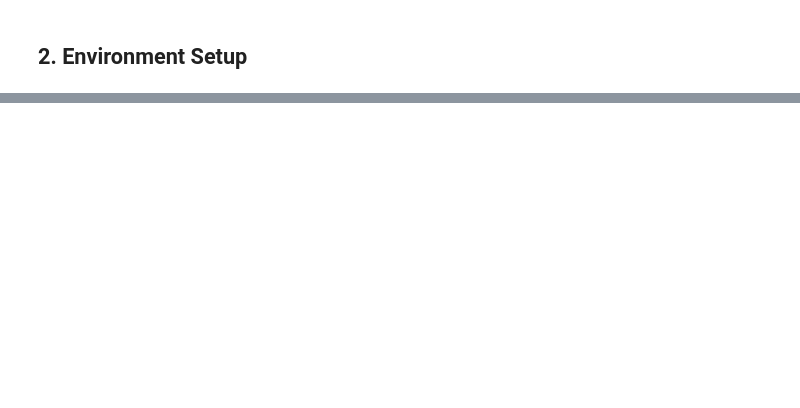
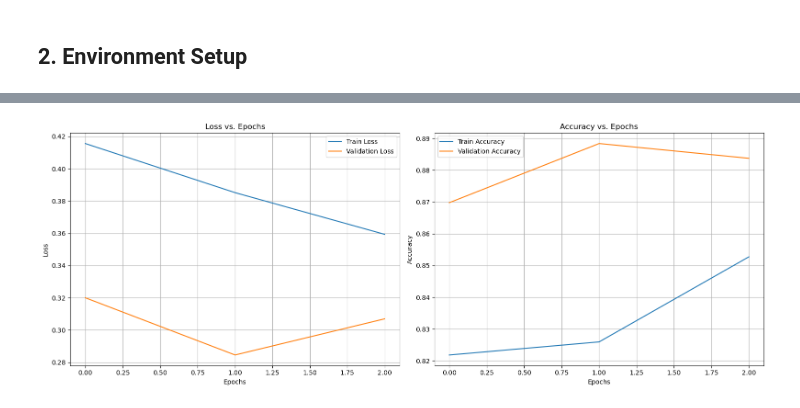
Before and after one commit to Seb7421/Thermal-Signature-Classification, a Jupyter notebook: thermal_signature_classification.ipynb, the cells around one changed output, grey strips where cells are left out. Saved outputs shown, nothing was run; the diff lists cells and outputs as text; code cells hidden in the pictures; blank space fills up the shorter version.

```diff
--- a/thermal_signature_classification.ipynb
+++ b/thermal_signature_classification.ipynb
@@ -70,0 +602,17 @@ print(f"Using device: {device}")
+# %%
+# Set up loss function and optimizer
+criterion = nn.CrossEntropyLoss()
+optimizer = optim.Adam(model.parameters(), lr=0.001)
+scheduler = optim.lr_scheduler.StepLR(optimizer, step_size=7, gamma=0.1)
+
+# Train the model
+model, history = train_model(
+    model=model,
+    train_loader=train_loader,
+    val_loader=val_loader,
+    criterion=criterion,
+    optimizer=optimizer,
+    scheduler=scheduler,
+    num_epochs=3,
+    patience=5
+)
@@ -70,0 +632,26 @@ print(f"Using device: {device}")
+# %%
+# Plot training history
+fig, (ax1, ax2) = plt.subplots(1, 2, figsize=(16, 6))
+
+# Plot loss
+ax1.plot(history['train_loss'], label='Train Loss')
+ax1.plot(history['val_loss'], label='Validation Loss')
+ax1.set_title('Loss vs. Epochs')
+ax1.set_xlabel('Epochs')
+ax1.set_ylabel('Loss')
+ax1.legend()
+ax1.grid(True)
+
+# Plot accuracy
+ax2.plot(history['train_acc'], label='Train Accuracy')
+ax2.plot(history['val_acc'], label='Validation Accuracy')
+ax2.set_title('Accuracy vs. Epochs')
+ax2.set_xlabel('Epochs')
+ax2.set_ylabel('Accuracy')
+ax2.legend()
+ax2.grid(True)
+
+plt.tight_layout()
+plt.show()
+# %% [output]
+[figure, added]
```
Also changed, not shown: parts of 38 cells of this notebook.
